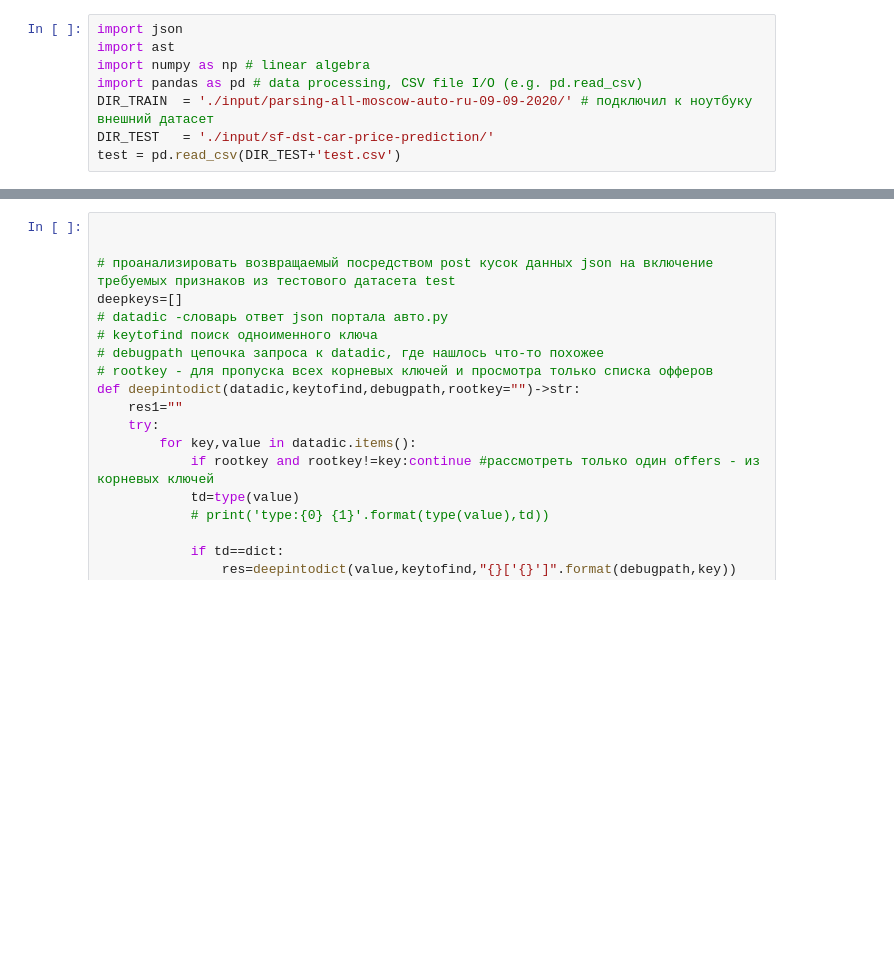
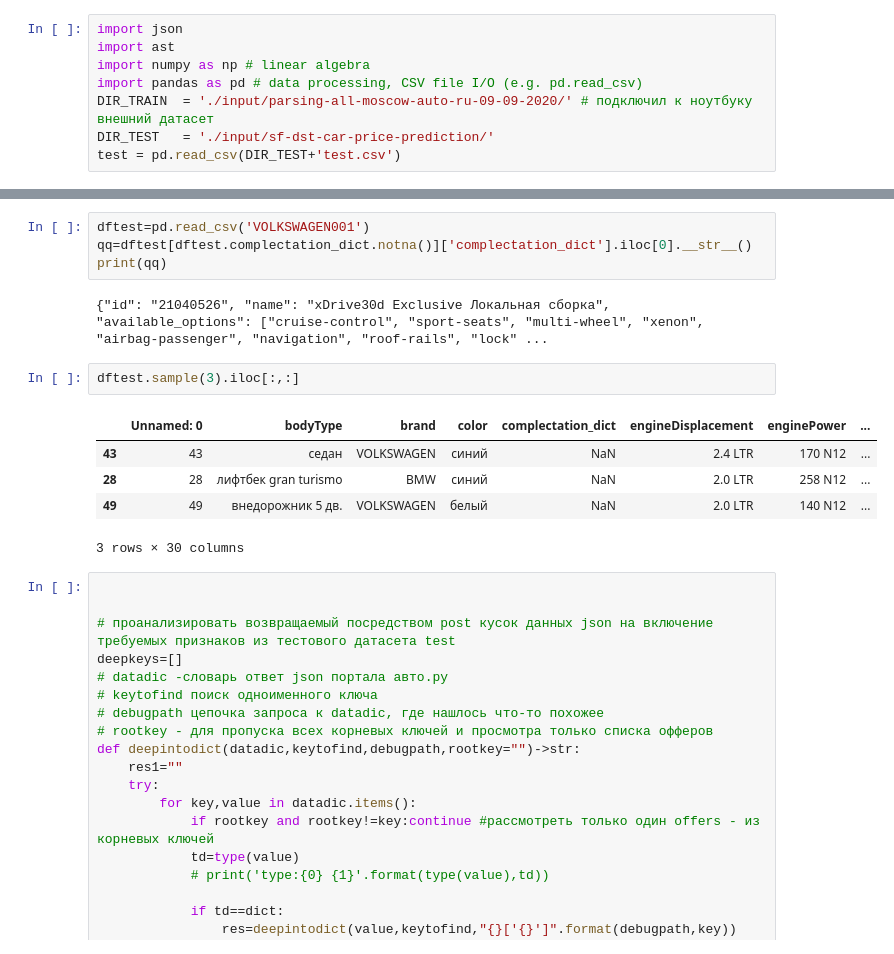
Before and after one commit to sawa25/module_6, a Jupyter notebook: getdata.ipynb, the cells around one changed output, grey strips where cells are left out. Cells and saved outputs as stored; diff of their text form; blank space fills up the shorter version.

```diff
--- a/getdata.ipynb
+++ b/getdata.ipynb
@@ -513,3 +592,17 @@ df.sample(38)
+# %%
+dftest=pd.read_csv('VOLKSWAGEN001')
+qq=dftest[dftest.complectation_dict.notna()]['complectation_dict'].iloc[0].__str__()
+print(qq)
+# %% [output]
+{"id": "21040526", "name": "xDrive30d Exclusive Локальная сборка", "available_options": ["cruise-control", "sport-seats", "multi-wheel", "xenon", "airbag-passenger", "navigation", "roof-rails", "lock" ...
+# %%
+dftest.sample(3).iloc[:,:]
+# %% [output]
+|  | Unnamed: 0 | bodyType | brand | color | complectation_dict | engineDisplacement | enginePower | ... |
+| 43 | 43 | седан | VOLKSWAGEN | синий | NaN | 2.4 LTR | 170 N12 | ... |
+| 28 | 28 | лифтбек gran turismo | BMW | синий | NaN | 2.0 LTR | 258 N12 | ... |
+| 49 | 49 | внедорожник 5 дв. | VOLKSWAGEN | белый | NaN | 2.0 LTR | 140 N12 | ... |
+3 rows × 30 columns
 # %%
 
 
```
Also changed, not shown: parts of 19 cells of this notebook.
